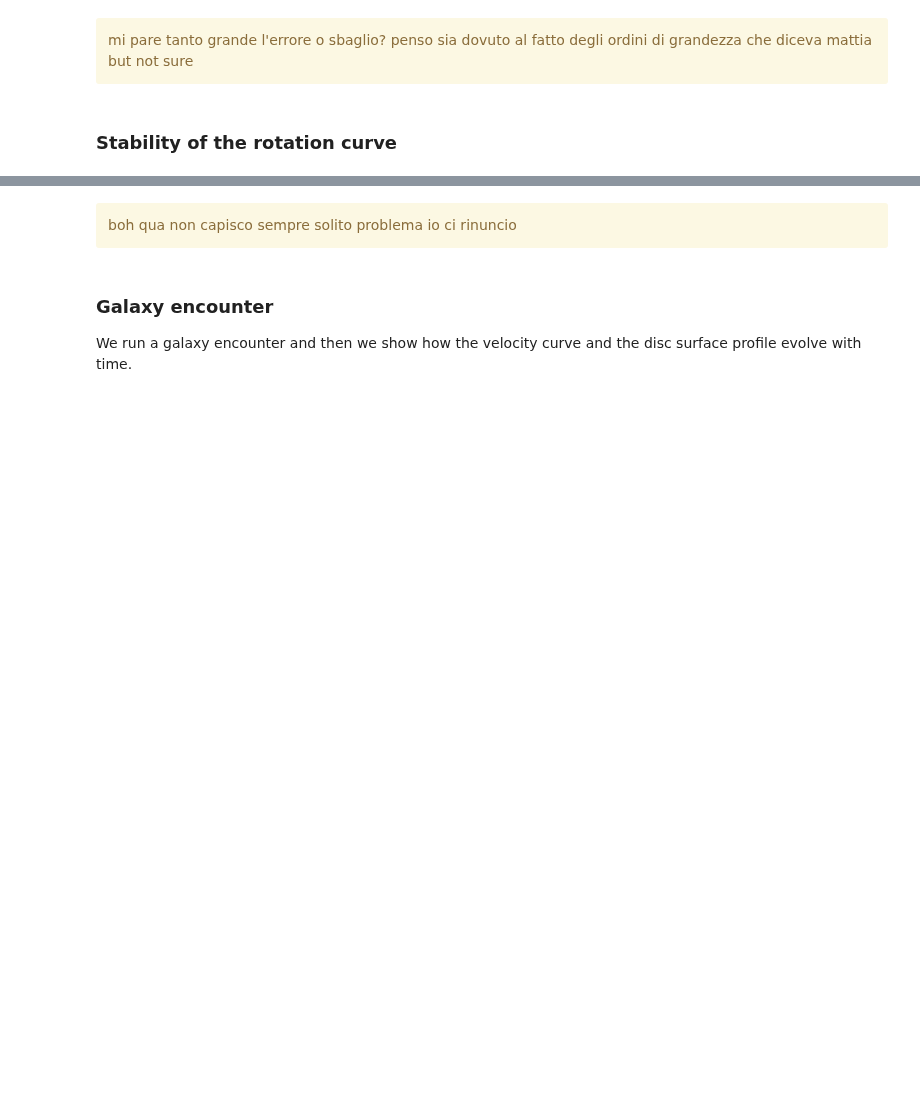
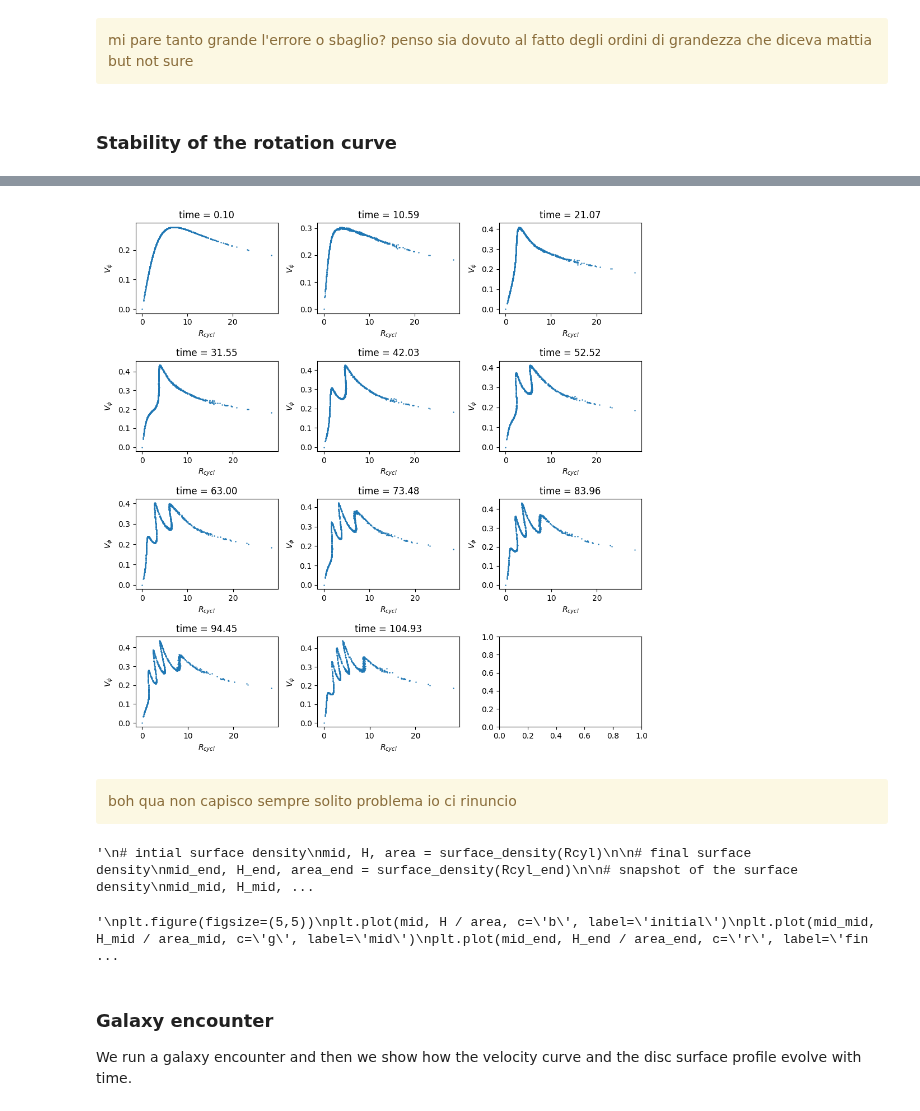
Before and after one commit to giadaaggio/compastro_23, a Jupyter notebook: GAMALOS/gamalos_giada.ipynb, the cells around one changed output, grey strips where cells are left out. Saved outputs shown, nothing was run; the diff lists cells and outputs as text; code cells hidden in the pictures; blank space fills up the shorter version.

```diff
--- a/GAMALOS/gamalos_giada.ipynb
+++ b/GAMALOS/gamalos_giada.ipynb
@@ -360,8 +339,28 @@ plt.show()
+# %%
+fig, axs = plt.subplots(4, 3, figsize=(10,10))
+
+i_plot = 0
+for i in range(0, len(Galaxy1_time), int(len(Galaxy1_time)/10)):
+    ax = axs.flatten()[i_plot]
+    time_prov = (i*h)/tsimulation
+    ax.scatter(Galaxy1_Rcyl[i,:], Galaxy1_Vphi[i,:], s=0.5)
+
+    ax.set_xlabel('$R_{cycl}$')
+    ax.set_ylabel('$V_{\phi}$')
+    ax.set_title(f'time = {Galaxy1_time[i]:.2f}')
+
+    i_plot += 1
+
+plt.tight_layout()
+plt.show()
+# %% [output]
+[figure, added]
 # %% [markdown]
 <div class='alert alert-block alert-warning'>
 boh qua non capisco sempre solito problema io ci rinuncio
 </div>
 # %%
+'''
 # intial surface density
 mid, H, area = surface_density(Rcyl)
 
@@ -370,7 +369,11 @@ mid_end, H_end, area_end = surface_density(Rcyl_end)
 
 # snapshot of the surface density
 mid_mid, H_mid, area_mid = surface_density(Rcyl_mid)
+'''
+# %% [output]
+'\n# intial surface density\nmid, H, area = surface_density(Rcyl)\n\n# final surface density\nmid_end, H_end, area_end = surface_density(Rcyl_end)\n\n# snapshot of the surface density\nmid_mid, H_mid, ...
 # %%
+'''
 plt.figure(figsize=(5,5))
 plt.plot(mid, H / area, c='b', label='initial')
 plt.plot(mid_mid, H_mid / area_mid, c='g', label='mid')
@@ -381,6 +384,9 @@ plt.ylabel("Surface Number Density [Nbody]")
 plt.title("Surface Density Profile")
 plt.legend()
 plt.show()
+'''
+# %% [output]
+'\nplt.figure(figsize=(5,5))\nplt.plot(mid, H / area, c=\'b\', label=\'initial\')\nplt.plot(mid_mid, H_mid / area_mid, c=\'g\', label=\'mid\')\nplt.plot(mid_end, H_end / area_end, c=\'r\', label=\'fin ...
 # %% [markdown]
 ### Galaxy encounter
 
```
Also changed, not shown: parts of 20 cells of this notebook, 2 other files.
